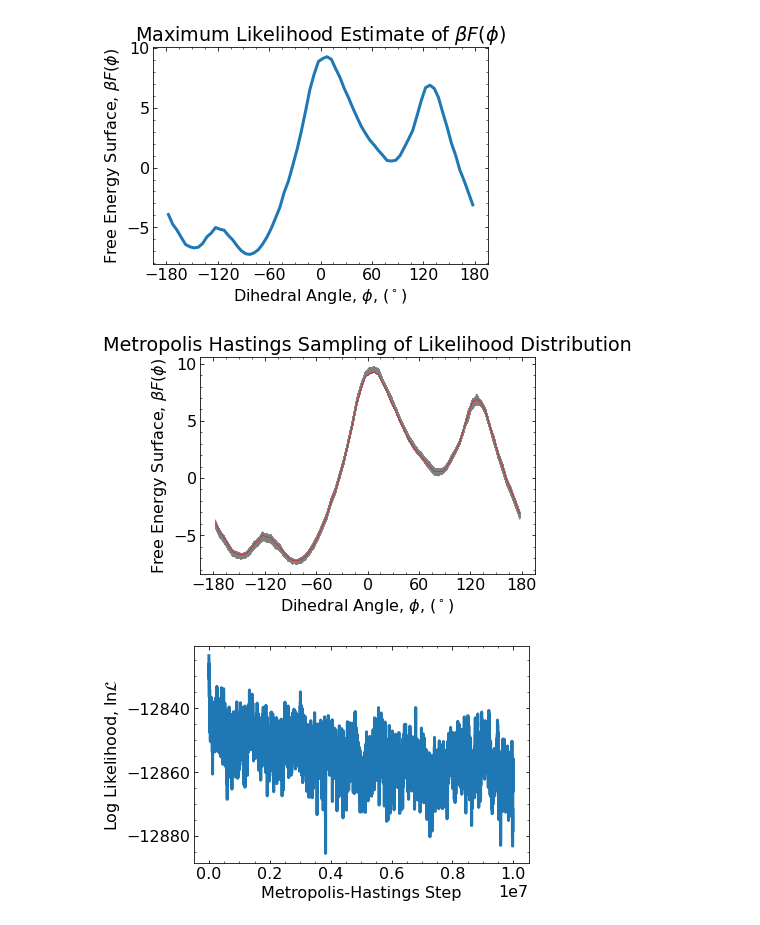
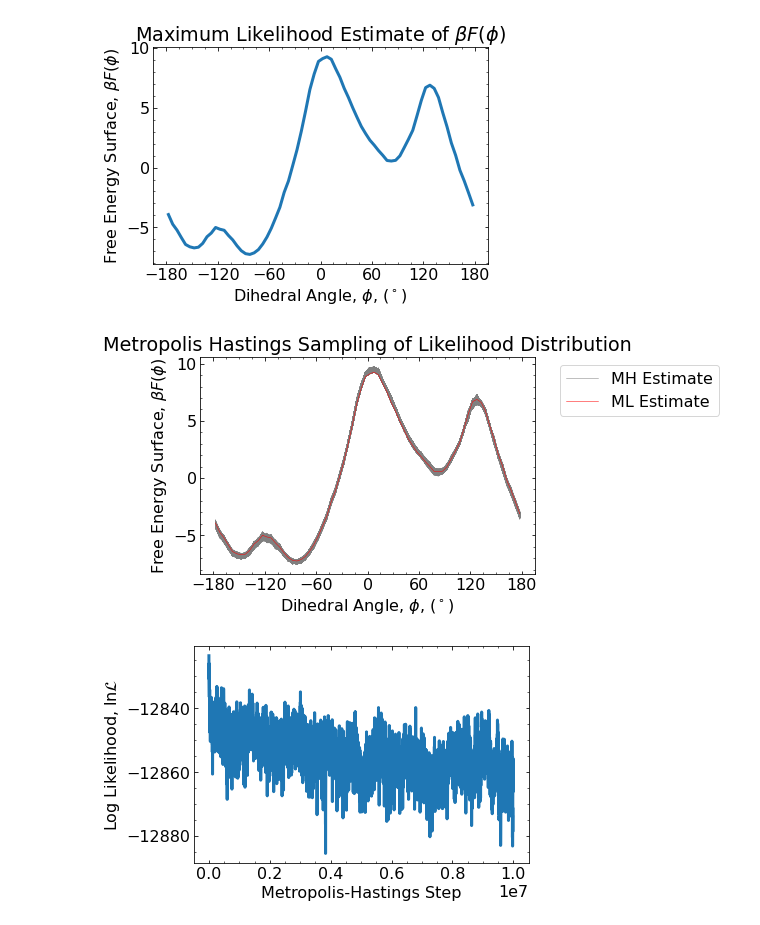
Before and after one commit to jsheppard95/bayeswham_python, a Jupyter notebook: PHYS240_Final_JacksonSheppard.ipynb, the cells around one changed output. Drawn from its saved outputs; the diff is of its cells as text; code cells hidden in the pictures.

```diff
--- a/PHYS240_Final_JacksonSheppard.ipynb
+++ b/PHYS240_Final_JacksonSheppard.ipynb
@@ -442,16 +444,20 @@ betaF_MH = np.array(betaF_MH)
 # %%
 # Plot betaF_MH -> Realizations of the full posterior distribution
 nSamples_MH = betaF_MH.shape[0]
 for k in range(0,nSamples_MH):
-    plt.plot(binC[0], betaF_MH[k, :], color="0.5", lw=0.5)
-plt.plot(binC[0], betaF_MAP, "r", lw=0.5)
+    if k == 0:
+        plt.plot(binC[0], betaF_MH[k, :], color="0.5", lw=0.5, label="MH Estimate")
+    else:
+        plt.plot(binC[0], betaF_MH[k, :], color="0.5", lw=0.5)
+plt.plot(binC[0], betaF_MAP, "r", lw=0.5, label="ML Estimate")
 plt.xlabel(r"Dihedral Angle, $\phi$, $(^\circ)$")
 plt.ylabel(r"Free Energy Surface, $\beta F(\phi)$")
 plt.title("Metropolis Hastings Sampling of Likelihood Distribution")
 plt.xticks(np.arange(-180, 181, 60))
+plt.legend(bbox_to_anchor=(1.05, 1.0), loc="upper left")
 plt.show()
 # %% [output]
-[figure, old version]
+[figure, new version]
 # %%
 # Load log likelihood vs MH step and plot
 step_MH = []
```
Also changed, not shown: parts of 34 cells of this notebook.
